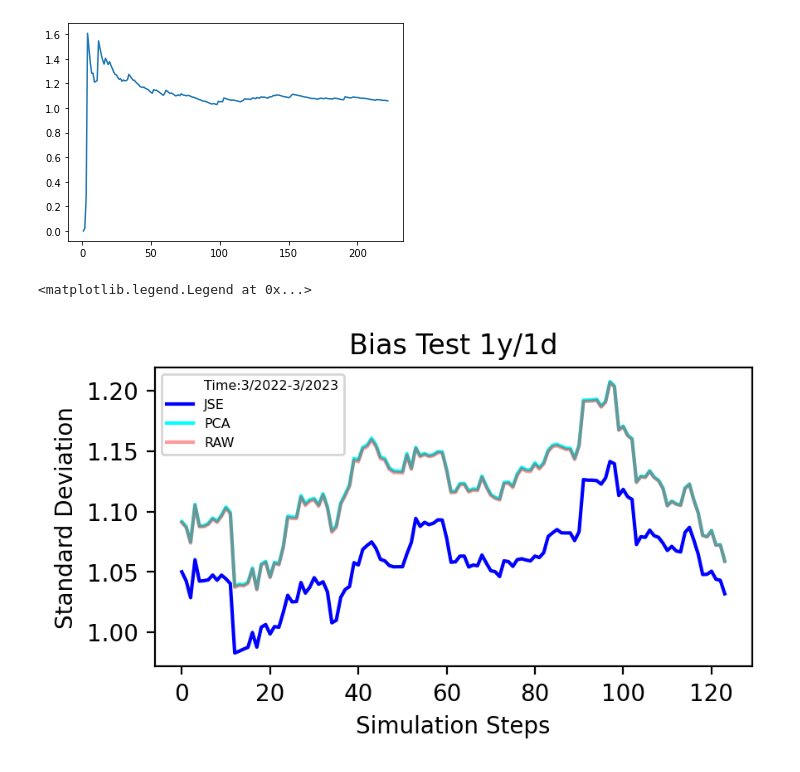
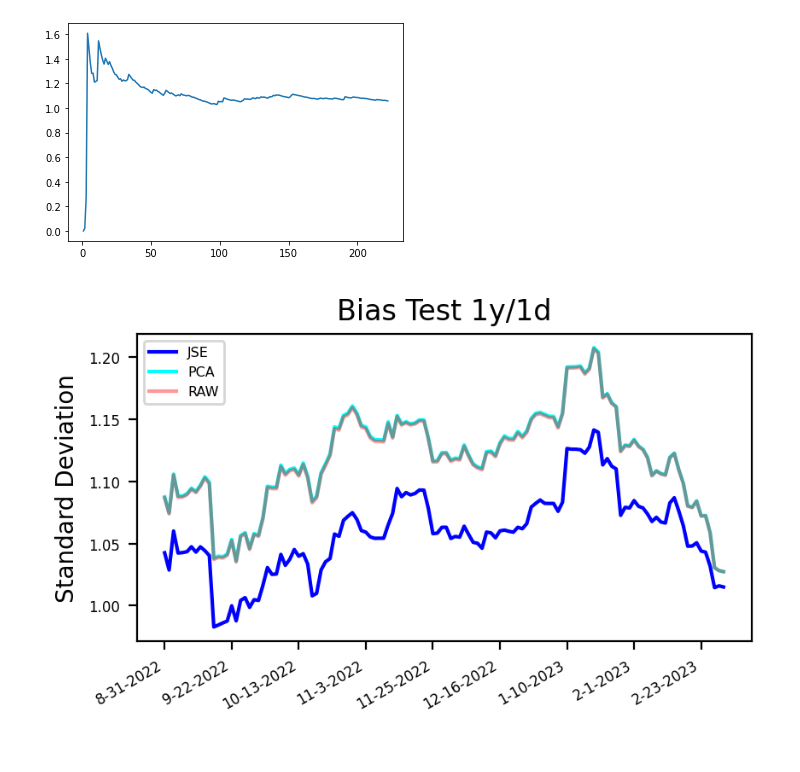
Before and after one commit to simonribas3/HITM_Research, a Jupyter notebook: JSE_IS_OS_BT.ipynb, the cells around one changed output. Drawn from its saved outputs; the diff is of its cells as text; code cells hidden in the pictures.

Commit message:
added time series

```diff
--- a/JSE_IS_OS_BT.ipynb
+++ b/JSE_IS_OS_BT.ipynb
@@ -258,6 +258,8 @@ def biasTest(period, return_type, num_assets, obs, subset: int):
     # array of accumulated std
     acc_std = []
 
+    # time array
+    _time = []
     # array of portfolio weights
     p_JSE = []
     p_PCA = []
@@ -271,7 +273,7 @@ def biasTest(period, return_type, num_assets, obs, subset: int):
     iterations = 0
     # pnorm_METHOD will be a collection of normalized returns, w
 
-    for i in range(0,len(sampleData_pct)-obs-2): # subtract 1 from the length i (we use "next month" data)
+    for i in range(0,len(sampleData_pct)-obs): # subtract 1 from the length i (we use "next month" data)
         tempdf = sampleData_pct.iloc[i:obs+i, :] # current month frame
         tempdf = tempdf.apply(lambda x: x - x.mean(axis = 0)) # demean the asset returns of the current window frame using current asset window frame means
         tempSample_cov = tempdf.cov()
@@ -281,6 +283,12 @@ def biasTest(period, return_type, num_assets, obs, subset: int):
 
         rank = len(tempdf)
         dimension = len(tempSample_cov)
+
+
+        cur_yr = sampleData_pct.reset_index().loc[obs+i, 'Date'].year
+        cur_mo = sampleData_pct.reset_index().loc[obs+i, 'Date'].month
+        cur_day = sampleData_pct.reset_index().loc[obs+i, 'Date'].day
+        _time.append(str(cur_mo) + '-' + str(cur_day) + '-' + str(cur_yr))
 
         h, h_GPS, sp2, lp2 = ComputePCA_GPS(tempSample_cov, rank, dimension) # leading ev, JSE ev, leading evalue of S, ell^2
         p_eta_obs = sp2 - lp2
@@ -314,6 +322,7 @@ def biasTest(period, return_type, num_assets, obs, subset: int):
     subJSE = []
     subRAW = []
     subPCA = []
+    time_slice = _time[subset:]
     for i in range(iterations-subset):
         subJSE.append(np.std(pnorm_JSE[i:subset+i]))
         subRAW.append(np.std(pnorm_RAW[i:subset+i]))
@@ -335,6 +344,6 @@ def biasTest(period, return_type, num_assets, obs, subset: int):
 
     time_horizon = str(f'Time:{first_month}/{first_year}-{last_month}/{last_year}')
 
-    return subJSE, subPCA, subRAW, iterations, time_horizon, acc_std
+    return subJSE, subPCA, subRAW, iterations, time_slice, acc_std
 
 ## ----------- END FUNC ------------ ##
@@ -438,12 +456,12 @@ In order to identify how large the subset must be, we take accumulated standard
 # 1y, 1d, 50, 24
 # 3y, 1d, 5
 
-biasPeriod = '1y'
-biasReturntype = '1d'
+bias_period = '1y'
+bias_returntype = '1d'
 bias_num_assets = 50
 bias_obs = 25
 subset = 100
-subJSE, subPCA, subRAW, iterations, time_horizon, acc_std = biasTest(biasPeriod, biasReturntype, bias_num_assets, bias_obs, subset)
+subJSE, subPCA, subRAW, iterations, time_slice, acc_std = biasTest(bias_period, bias_returntype, bias_num_assets, bias_obs, subset)
 # %% [output]
 [*********************100%***********************]  50 of 50 completed
 # %%
@@ -454,14 +472,17 @@ plt.plot(acc_std)
 # %%
 fig_2 = plt.figure(figsize=(4,2), dpi = 200)
 axes_2 = fig_2.add_axes([0.1,0.1, 0.9, 0.9])
-axes_2.set_xlabel('Simulation Steps')
+axes_2.xaxis.set_major_locator(ticker.MaxNLocator())
+axes_2.tick_params(labelsize = 6)
 axes_2.set_ylabel('Standard Deviation')
-axes_2.set_title(f'Bias Test {biasPeriod}/{biasReturntype}')
-axes_2.plot([], [], '',color = 'white', label = time_horizon)
-axes_2.plot(subJSE, label = 'JSE', color = '#0000FF')
-axes_2.plot(subPCA, label = 'PCA', color = '#00FFFF')
-axes_2.plot(subRAW, label = 'RAW', color = 'red', alpha = 0.4)
+axes_2.set_title(f'Bias Test {bias_period}/{bias_returntype}')
+axes_2.plot(time_slice,subJSE, label = 'JSE', color = '#0000FF')
+axes_2.plot(time_slice,subPCA, label = 'PCA', color = '#00FFFF')
+axes_2.plot(time_slice,subRAW, label = 'RAW', color = 'red', alpha = 0.4)
 axes_2.legend(loc = 2, fontsize = 'xx-small') # upper right: 1, upper left: 2, lower left: 3, lower right: 4 like the four quadrants
+
+fig_2.autofmt_xdate()
+
+fig_2.savefig(f"bias test {bias_period}_{bias_returntype}", dpi = 400, facecolor = 'w', bbox_inches = 'tight')
 # %% [output]
-<matplotlib.legend.Legend at 0x...>
-[figure, old version]
+[figure, new version]
```
Also changed, not shown: parts of 4 cells of this notebook, 5 other files.
